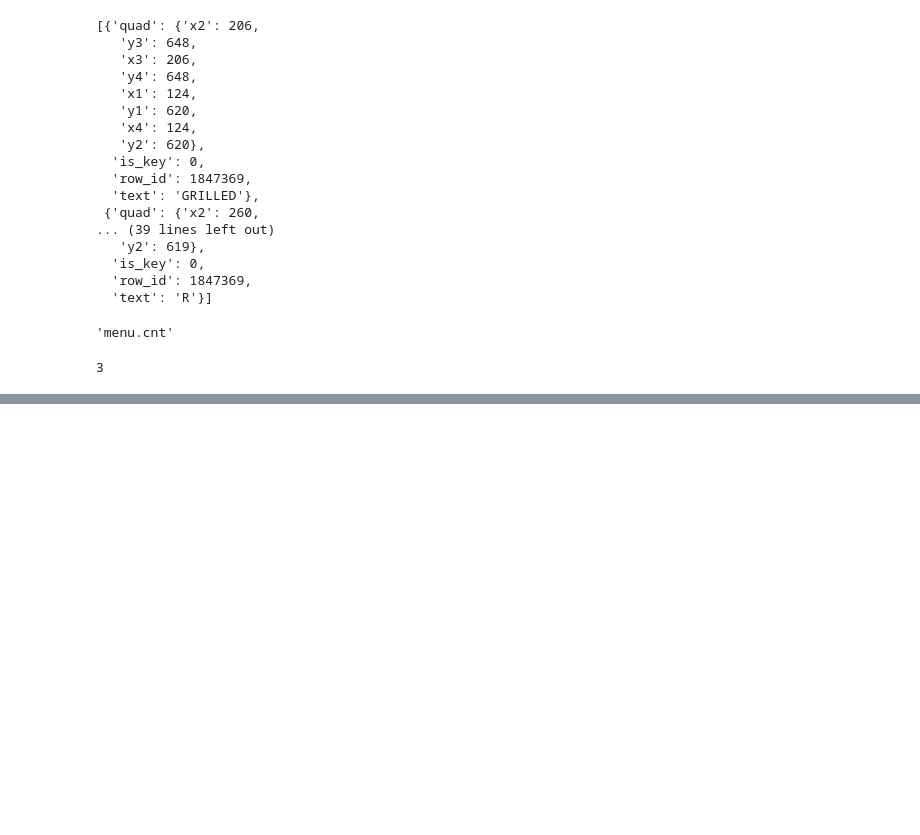
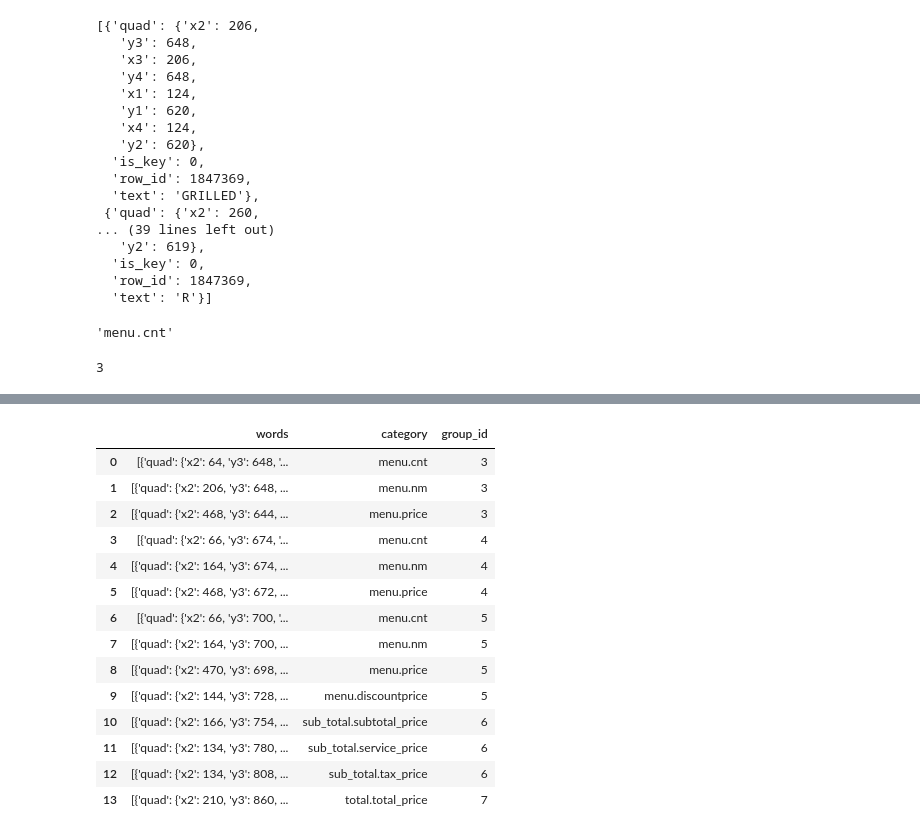
Before and after one commit to mercedes-wu/nlp_projects, a Jupyter notebook: notebooks/ocr_nlp_analysis.ipynb, the cells around one changed output, grey strips where cells are left out. Cells and saved outputs as stored; diff of their text form; code cells hidden in the pictures; blank space fills up the shorter version.

```diff
--- a/notebooks/ocr_nlp_analysis.ipynb
+++ b/notebooks/ocr_nlp_analysis.ipynb
@@ -101,0 +168,20 @@ ___
+# %%
+# after some initial testing, i cant find a super easy solution
+df = pd.DataFrame.from_dict(d['valid_line'], orient='columns')
+df
+# %% [output]
+|  | words | category | group_id |
+| 0 | [{'quad': {'x2': 64, 'y3': 648, '... | menu.cnt | 3 |
+| 1 | [{'quad': {'x2': 206, 'y3': 648, ... | menu.nm | 3 |
+| 2 | [{'quad': {'x2': 468, 'y3': 644, ... | menu.price | 3 |
+| 3 | [{'quad': {'x2': 66, 'y3': 674, '... | menu.cnt | 4 |
+| 4 | [{'quad': {'x2': 164, 'y3': 674, ... | menu.nm | 4 |
+| 5 | [{'quad': {'x2': 468, 'y3': 672, ... | menu.price | 4 |
+| 6 | [{'quad': {'x2': 66, 'y3': 700, '... | menu.cnt | 5 |
+| 7 | [{'quad': {'x2': 164, 'y3': 700, ... | menu.nm | 5 |
+| 8 | [{'quad': {'x2': 470, 'y3': 698, ... | menu.price | 5 |
+| 9 | [{'quad': {'x2': 144, 'y3': 728, ... | menu.discountprice | 5 |
+| 10 | [{'quad': {'x2': 166, 'y3': 754, ... | sub_total.subtotal_price | 6 |
+| 11 | [{'quad': {'x2': 134, 'y3': 780, ... | sub_total.service_price | 6 |
+| 12 | [{'quad': {'x2': 134, 'y3': 808, ... | sub_total.tax_price | 6 |
+| 13 | [{'quad': {'x2': 210, 'y3': 860, ... | total.total_price | 7 |
```
Also changed, not shown: parts of 16 cells of this notebook.
